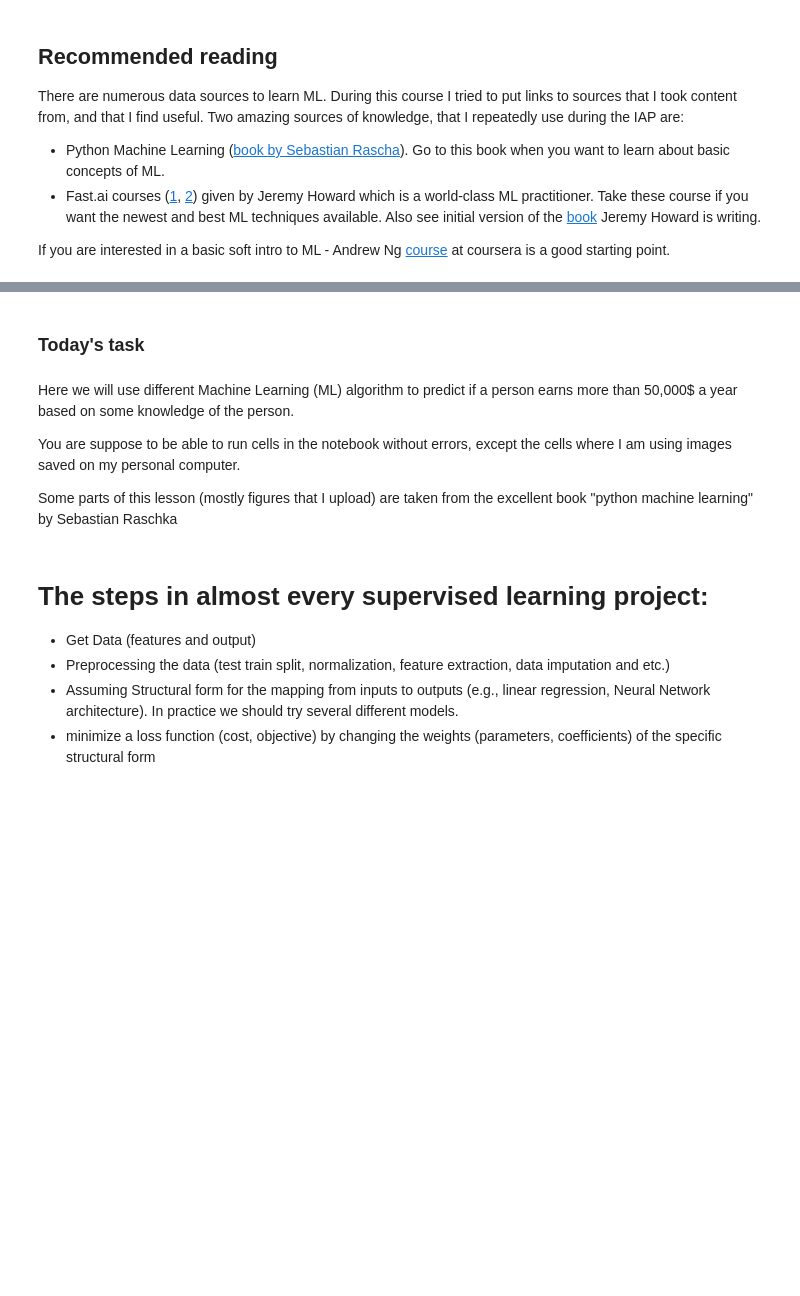
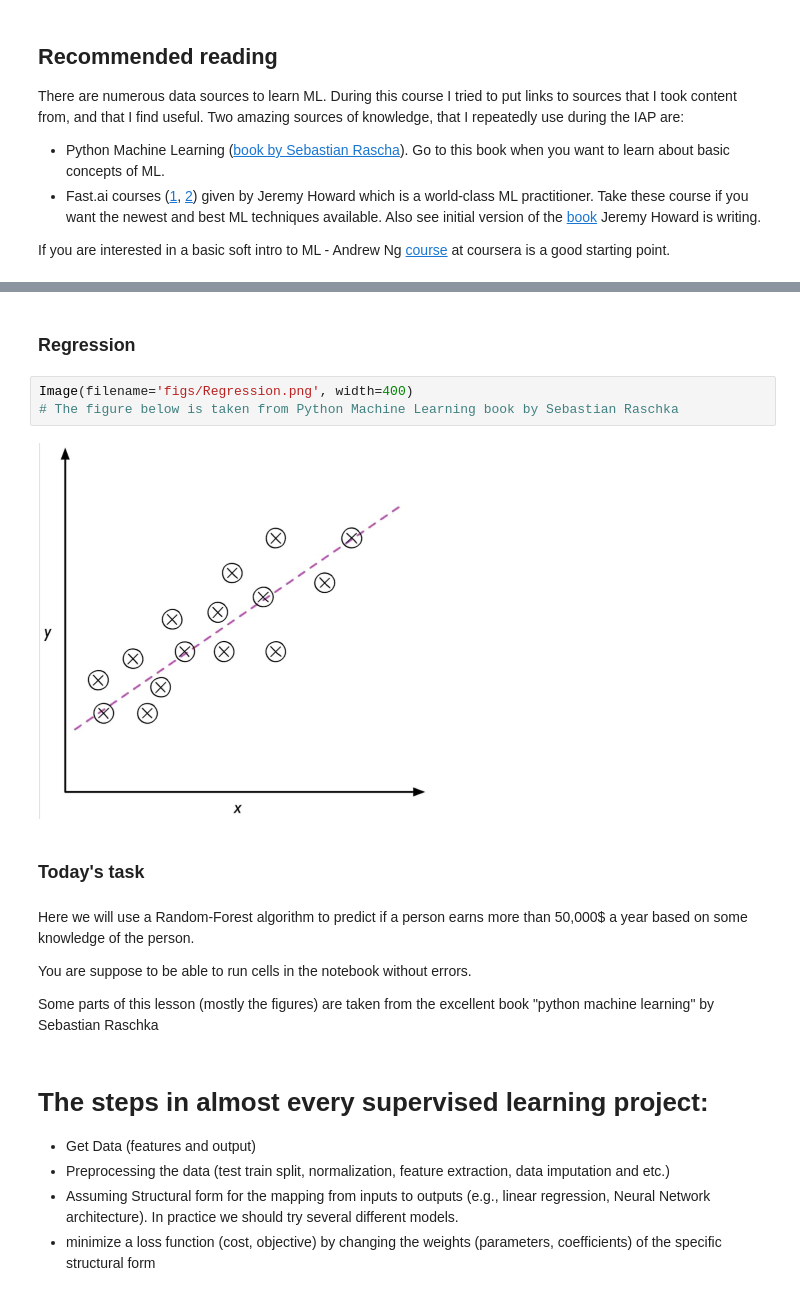
Before and after one commit to yaniyuval/ML1_IAP, a Jupyter notebook: lesson1_RF_classification.ipynb, the cells around one changed output, grey strips where cells are left out. Drawn from its saved outputs; the diff is of its cells as text; blank space fills up the shorter version.

```diff
--- a/lesson1_RF_classification.ipynb
+++ b/lesson1_RF_classification.ipynb
@@ -24,11 +46,18 @@ If you are interested in a basic soft intro to ML - Andrew Ng [course](https://w
+# %% [markdown]
+### Regression
+# %%
+Image(filename='figs/Regression.png', width=400)
+# The figure below is taken from Python Machine Learning book by Sebastian Raschka
+# %% [output]
+[figure, added]
 # %% [markdown]
 ### Today's task
 # %% [markdown]
-Here we will use different Machine Learning (ML) algorithm to predict if a person earns more than 50,000$ a year based on some knowledge of the person.
+Here we will use a Random-Forest algorithm to predict if a person earns more than 50,000$ a year based on some knowledge of the person.
 
-You are suppose to be able to run cells in the notebook without errors, except the cells where I am using images saved on my personal computer.
+You are suppose to be able to run cells in the notebook without errors.
 
-Some parts of this lesson (mostly figures that I upload) are taken from the excellent book "python machine learning" by Sebastian Raschka
+Some parts of this lesson (mostly the figures) are taken from the excellent book "python machine learning" by Sebastian Raschka
 # %% [markdown]
 # The steps in almost every supervised learning project:
 
```
Also changed, not shown: parts of 17 cells of this notebook, 2 other files.
